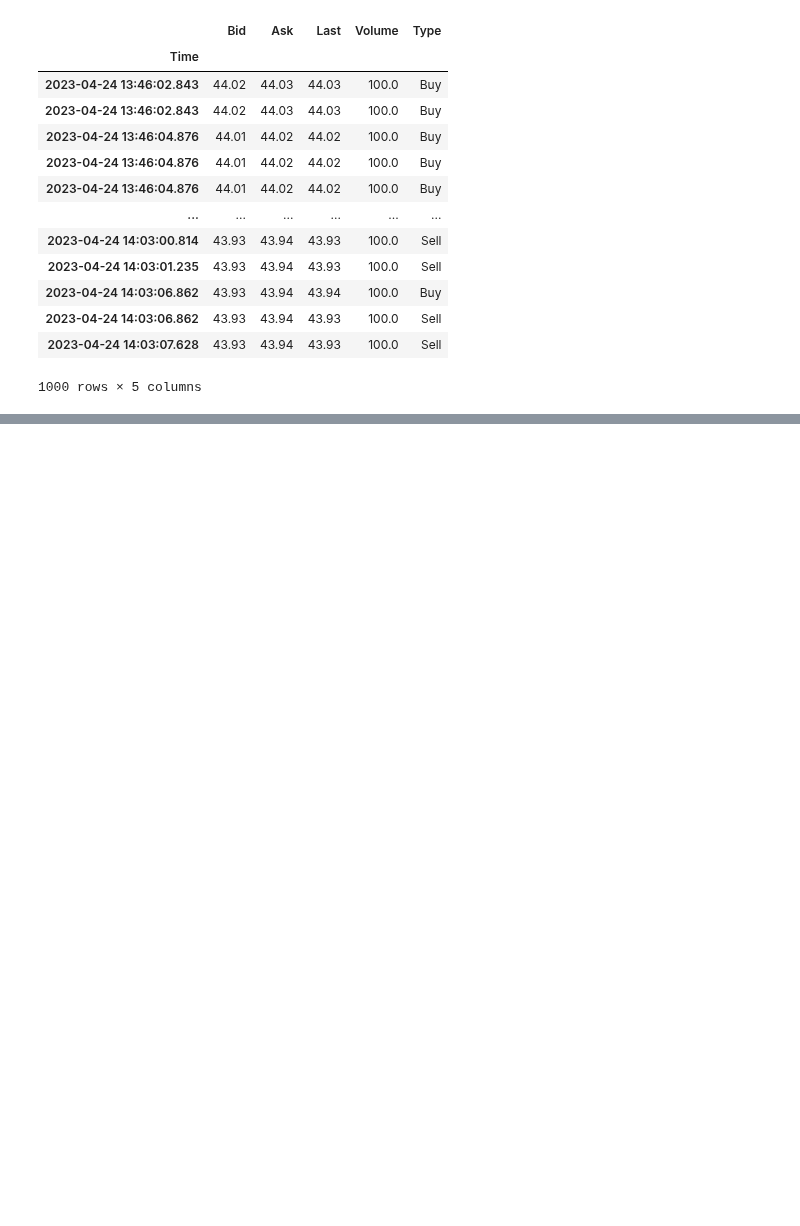
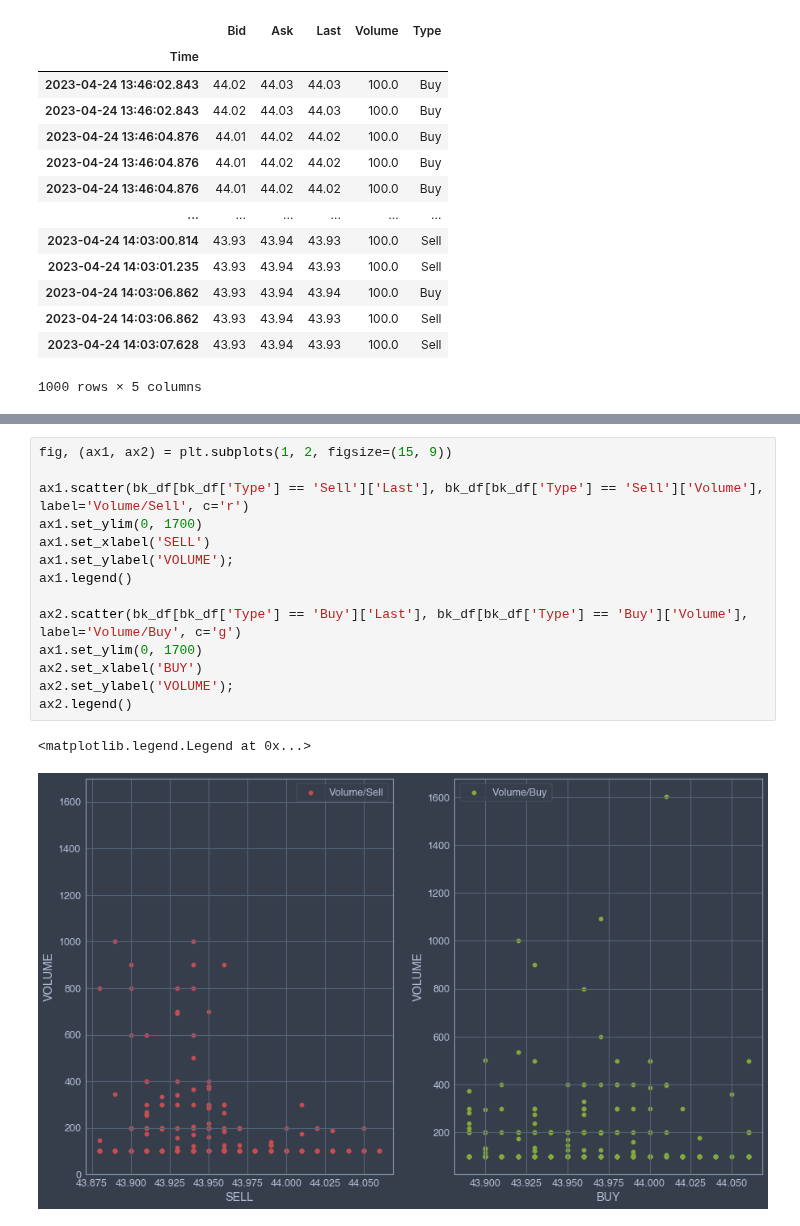
Before and after one commit to fadeeva/stock_market_research, a Jupyter notebook: time_series/BAC_BK.ipynb, the cells around one changed output, grey strips where cells are left out. Cells and saved outputs as stored; diff of their text form; blank space fills up the shorter version.

```diff
--- a/time_series/BAC_BK.ipynb
+++ b/time_series/BAC_BK.ipynb
@@ -59,0 +91,17 @@ ax.legend()
+# %%
+fig, (ax1, ax2) = plt.subplots(1, 2, figsize=(15, 9))
+
+ax1.scatter(bk_df[bk_df['Type'] == 'Sell']['Last'], bk_df[bk_df['Type'] == 'Sell']['Volume'], label='Volume/Sell', c='r')
+ax1.set_ylim(0, 1700)
+ax1.set_xlabel('SELL')
+ax1.set_ylabel('VOLUME');
+ax1.legend()
+
+ax2.scatter(bk_df[bk_df['Type'] == 'Buy']['Last'], bk_df[bk_df['Type'] == 'Buy']['Volume'], label='Volume/Buy', c='g')
+ax1.set_ylim(0, 1700)
+ax2.set_xlabel('BUY')
+ax2.set_ylabel('VOLUME');
+ax2.legend()
+# %% [output]
+<matplotlib.legend.Legend at 0x...>
+[figure, added]
```
Also changed, not shown: parts of 9 cells of this notebook.
